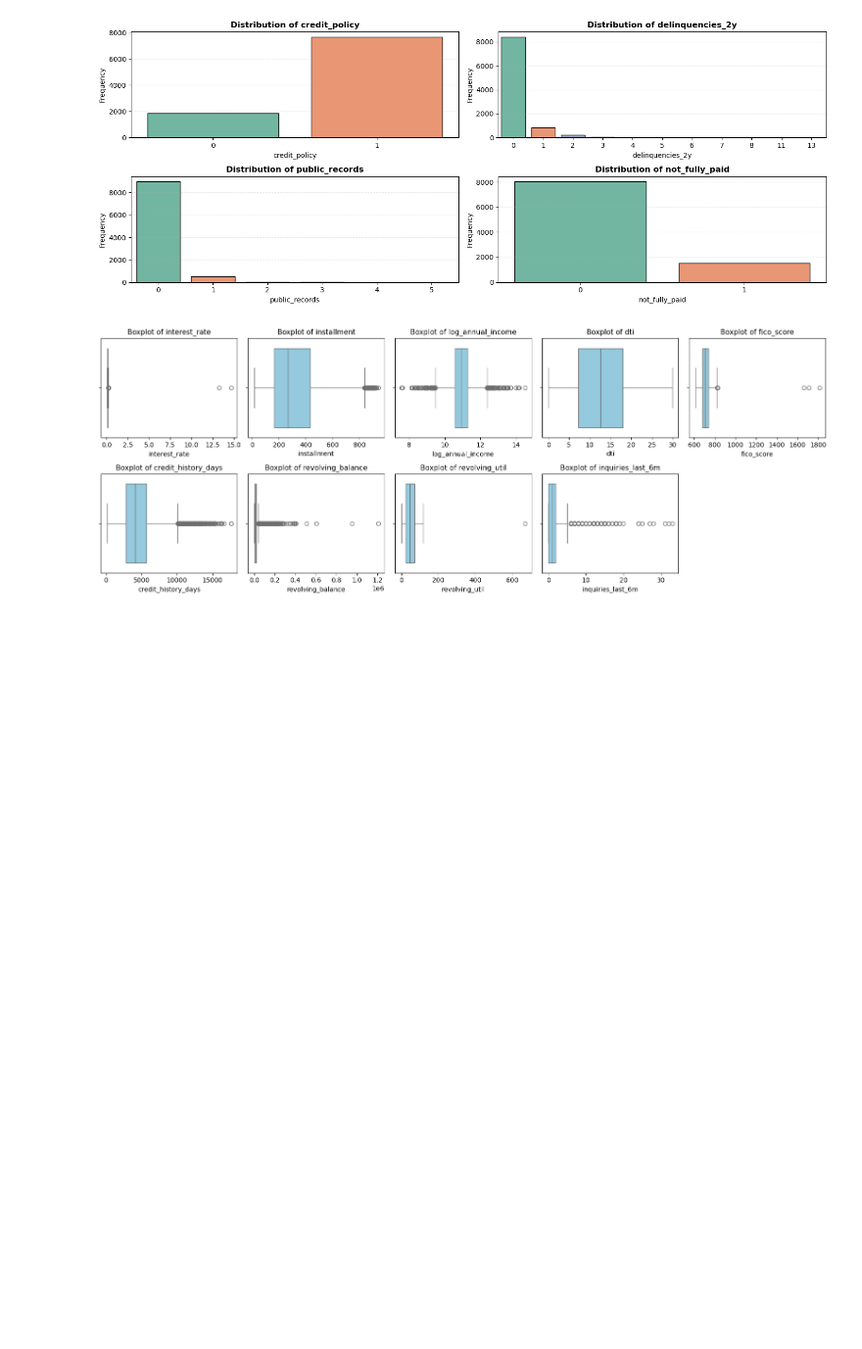
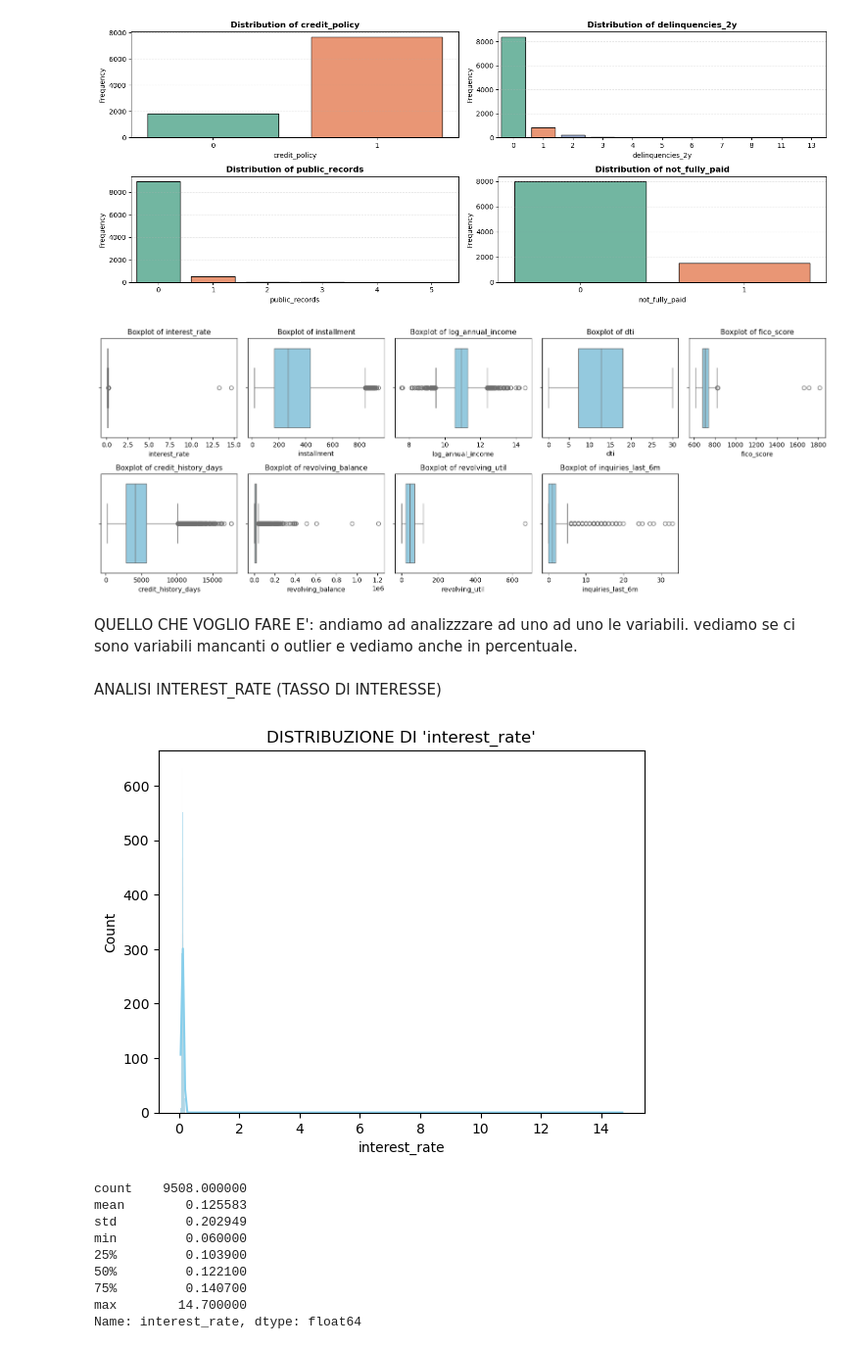
Before and after one commit to gabrielniculaesei/lendingclub-dataset, a Jupyter notebook: Project.ipynb, the cells around one changed output. Shown at 98% size. Cells and saved outputs as stored; diff of their text form; code cells hidden in the pictures; blank space fills up the shorter version.

```diff
--- a/Project.ipynb
+++ b/Project.ipynb
@@ -231,3 +239,8 @@ dtype: float64
 # %%
-data[data['delinquencies_2y'].isna()]
+# Rimuoviamo le righe con valori mancanti
+data = data.dropna()
+
+print(f"Dimensione dataset dopo rimozione NaN: {len(data)} righe")
+print(f"\nVerifica valori mancanti per colonna:")
+print(data.isnull().sum())
 # %% [output]
@@ -358,3 +370,24 @@ plt.tight_layout()
 plt.show()
 # %% [output]
 [figure]
+# %% [markdown]
+QUELLO CHE VOGLIO FARE E': andiamo ad analizzzare ad uno ad uno le variabili. vediamo se ci sono variabili mancanti o outlier e vediamo anche in percentuale.
+# %% [markdown]
+ANALISI INTEREST_RATE (TASSO DI INTERESSE)
+# %%
+sns.histplot(data=data, x='interest_rate', kde=True, color='skyblue')
+plt.title("DISTRIBUZIONE DI 'interest_rate'")
+plt.show()
+
+print(data['interest_rate'].describe())  #Questo ti mostra:se i valori sono sbilanciati o anomali (outlier),se ci sono valori estremi o zero sospetti.
+# %% [output]
+[figure, added]
+count    9508.000000
+mean        0.125583
+std         0.202949
+min         0.060000
+25%         0.103900
+50%         0.122100
+75%         0.140700
+max        14.700000
+Name: interest_rate, dtype: float64
```
Also changed, not shown: parts of 45 cells of this notebook.
